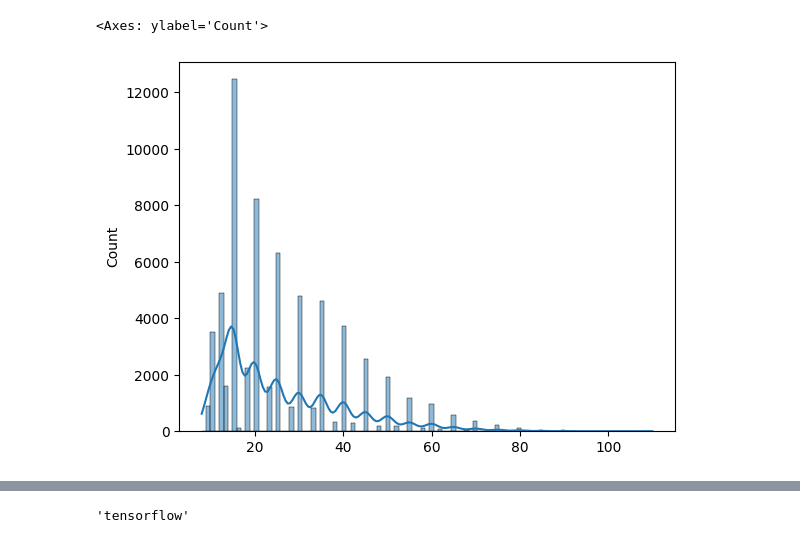
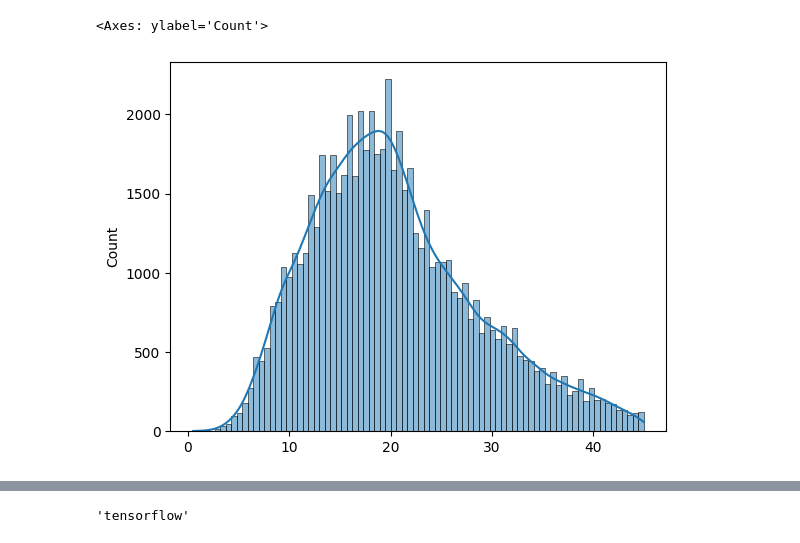
Before and after one commit to HQU-gxy/hurricane_stuff, a Jupyter notebook: LSTM.ipynb, the cells around one changed output, grey strips where cells are left out. Saved outputs shown, nothing was run; the diff lists cells and outputs as text; code cells hidden in the pictures.

```diff
--- a/LSTM.ipynb
+++ b/LSTM.ipynb
@@ -224,7 +224,9 @@ shape: (9, 10)
 | "75%" | 1869.0 | null | 25.0 | "2001-09-03 06:… | 4.0 | 25.8 | 145.0 | 1001.0 | ... |
 | "max" | 2468.0 | "Zola" | 53.0 | "2022-12-13 06:… | 9.0 | 70.1 | 243.9 | 1022.0 | ... |
 # %%
-df_filtered = df.filter(df["wind_speed"] != 0)
+lat_q = df["latitude"].quantile(0.98)
+df_filtered = df.filter(pl.col("wind_speed") != 0).filter(
+    pl.col("longitude") <= 180).filter(pl.col("latitude") <= lat_q)
 df_filtered.describe()
 # %% [output]
 shape: (9, 10)
@@ -242,7 +259,7 @@ shape: (9, 10)
 # %%
 import seaborn as sns
 
-sns.histplot(df_filtered["wind_speed"], kde=True)
+sns.histplot(df_filtered["latitude"], kde=True)
 # %% [output]
 <Axes: ylabel='Count'>
-[figure, old version]
+[figure, new version]
```
Also changed, not shown: parts of 22 cells of this notebook, 1 other file.
